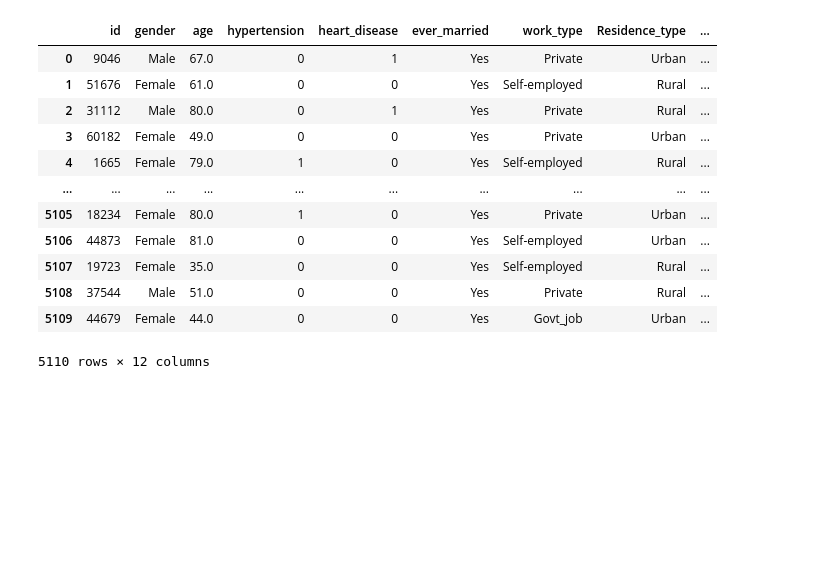
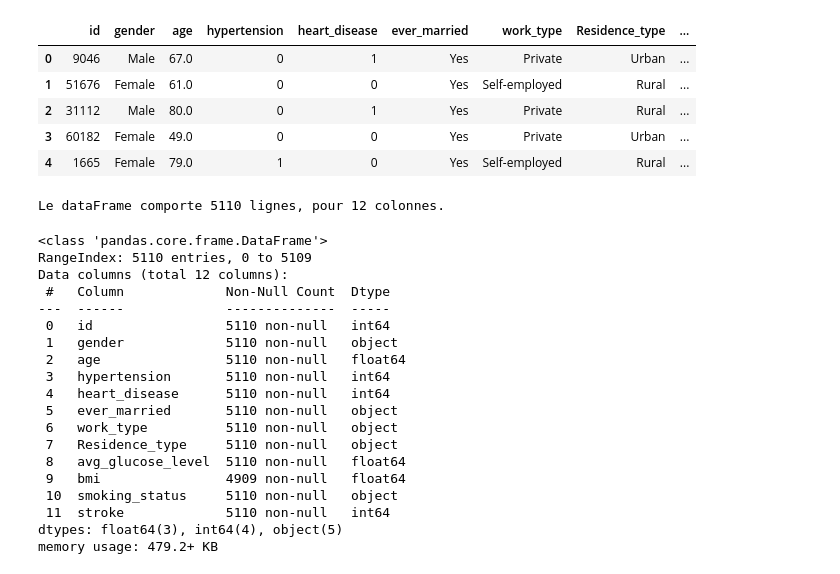
Before and after one commit to Antho-SJ/strocke-alert, a Jupyter notebook: Asj.ipynb, the cells around one changed output. Cells and saved outputs as stored; diff of their text form; code cells hidden in the pictures; blank space fills up the shorter version.

Commit message:
[UPDATE] premières actions pour visualiser les caractéristiques du DataFrame

```diff
--- a/Asj.ipynb
+++ b/Asj.ipynb
@@ -4,16 +5,36 @@ import pandas as pd
 # %%
-pd.read_csv('healthcare-dataset-stroke-data.csv')
+df = pd.read_csv('healthcare-dataset-stroke-data.csv')
+df.head()
 # %% [output]
 |  | id | gender | age | hypertension | heart_disease | ever_married | work_type | Residence_type | ... |
 | 0 | 9046 | Male | 67.0 | 0 | 1 | Yes | Private | Urban | ... |
 | 1 | 51676 | Female | 61.0 | 0 | 0 | Yes | Self-employed | Rural | ... |
 | 2 | 31112 | Male | 80.0 | 0 | 1 | Yes | Private | Rural | ... |
 | 3 | 60182 | Female | 49.0 | 0 | 0 | Yes | Private | Urban | ... |
 | 4 | 1665 | Female | 79.0 | 1 | 0 | Yes | Self-employed | Rural | ... |
-| ... | ... | ... | ... | ... | ... | ... | ... | ... | ... |
-| 5105 | 18234 | Female | 80.0 | 1 | 0 | Yes | Private | Urban | ... |
-| 5106 | 44873 | Female | 81.0 | 0 | 0 | Yes | Self-employed | Urban | ... |
-| 5107 | 19723 | Female | 35.0 | 0 | 0 | Yes | Self-employed | Rural | ... |
-| 5108 | 37544 | Male | 51.0 | 0 | 0 | Yes | Private | Rural | ... |
-| 5109 | 44679 | Female | 44.0 | 0 | 0 | Yes | Govt_job | Urban | ... |
-5110 rows × 12 columns
+# %%
+print(f"Le dataFrame comporte {df.shape[0]} lignes, pour {df.shape[1]} colonnes. ")
+# %% [output]
+Le dataFrame comporte 5110 lignes, pour 12 colonnes.
+# %%
+df.info()
+# %% [output]
+<class 'pandas.core.frame.DataFrame'>
+RangeIndex: 5110 entries, 0 to 5109
+Data columns (total 12 columns):
+ #   Column             Non-Null Count  Dtype
+---  ------             --------------  -----
+ 0   id                 5110 non-null   int64
+ 1   gender             5110 non-null   object
+ 2   age                5110 non-null   float64
+ 3   hypertension       5110 non-null   int64
+ 4   heart_disease      5110 non-null   int64
+ 5   ever_married       5110 non-null   object
+ 6   work_type          5110 non-null   object
+ 7   Residence_type     5110 non-null   object
+ 8   avg_glucose_level  5110 non-null   float64
+ 9   bmi                4909 non-null   float64
+ 10  smoking_status     5110 non-null   object
+ 11  stroke             5110 non-null   int64
+dtypes: float64(3), int64(4), object(5)
+memory usage: 479.2+ KB
```
Also changed, not shown: parts of 11 cells of this notebook.
